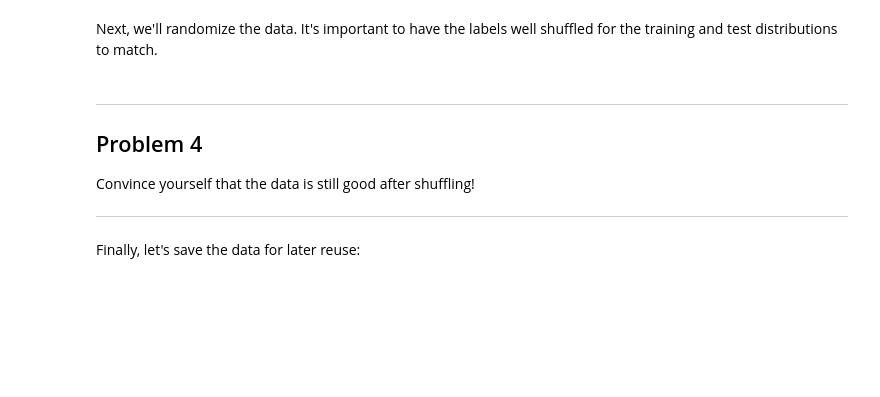
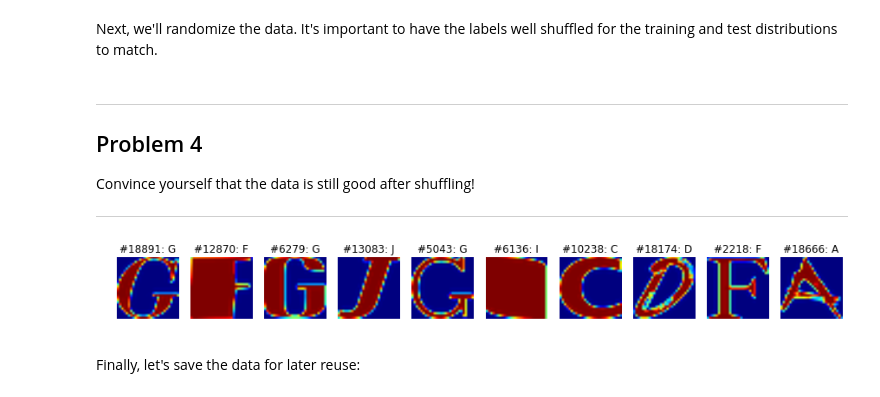
Before and after one commit to hangyao/Deep-Learning, a Jupyter notebook: 1_notmnist.ipynb, the cells around one changed output. Drawn from its saved outputs; the diff is of its cells as text; code cells hidden in the pictures; blank space fills up the shorter version.

```diff
--- a/1_notmnist.ipynb
+++ b/1_notmnist.ipynb
@@ -239,10 +239,12 @@ plt.rcParams['figure.figsize'] = (15.0, 15.0)
 f, ax = plt.subplots(nrows=1, ncols=10)
 
 for i, filename in enumerate(train_datasets):
-    image_data = read_from_pickle(filename)[image_num, :, :]
+    image_slice = read_from_pickle(filename)[image_num, :, :]
     ax[i].axis('off')
     ax[i].set_title(filename[15], loc='center')
-    ax[i].imshow(image_data)
+    ax[i].imshow(image_slice)
+
+del image_slice
 # %% [output]
 [figure]
 # %% [markdown]
@@ -254,8 +256,11 @@ Another check: we expect the data to be balanced across classes. Verify that.
 ---
 # %%
 for i, filename in enumerate(train_datasets):
-    image_size = read_from_pickle(filename).shape[0]
-    print('Dataset of', filename[15], 'contains', image_size, 'images.')
+    image_dataset = read_from_pickle(filename)
+    image_shape = image_dataset.shape[0]
+    print('Dataset of', filename[15], 'contains', image_shape, 'images.')
+
+del image_dataset, image_shape
 # %% [output]
 Dataset of A contains 52909 images.
 Dataset of B contains 52911 images.
@@ -346,6 +353,20 @@ Problem 4
 Convince yourself that the data is still good after shuffling!
 
 ---
+# %%
+f, ax = plt.subplots(nrows=1, ncols=10)
+
+for i, j in enumerate(np.random.randint(0, train_size, 10)):
+    image_slice = train_dataset[j, :, :]
+    image_label = train_labels[j]
+    ax[i].axis('off')
+    title = '#' + str(j) + ': ' + chr(image_label+65)
+    ax[i].set_title(title, loc='center')
+    ax[i].imshow(image_slice)
+
+del image_slice
+# %% [output]
+[figure, added]
 # %% [markdown]
 Finally, let's save the data for later reuse:
 # %%
```
Also changed, not shown: parts of 3 cells of this notebook.
